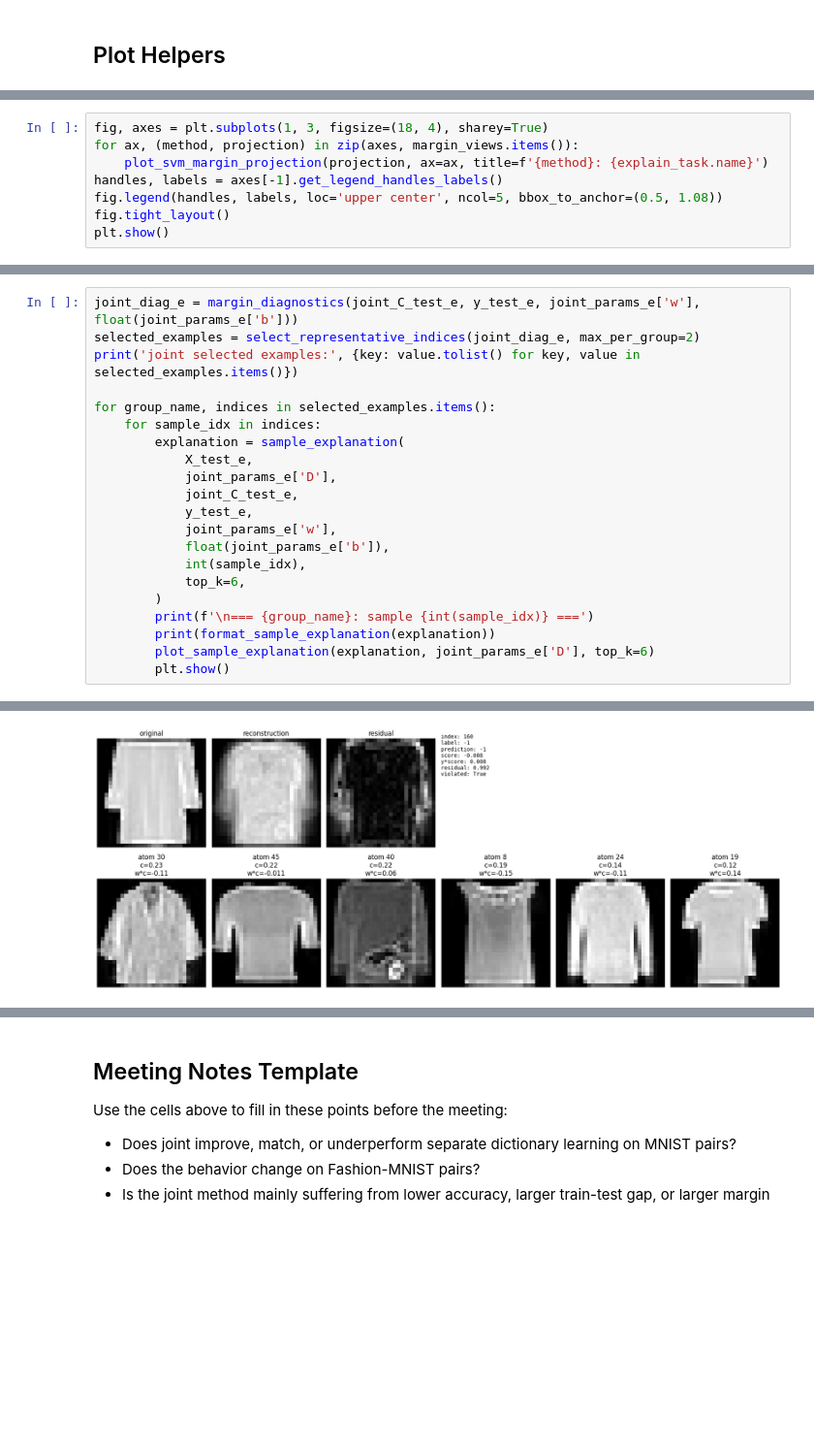
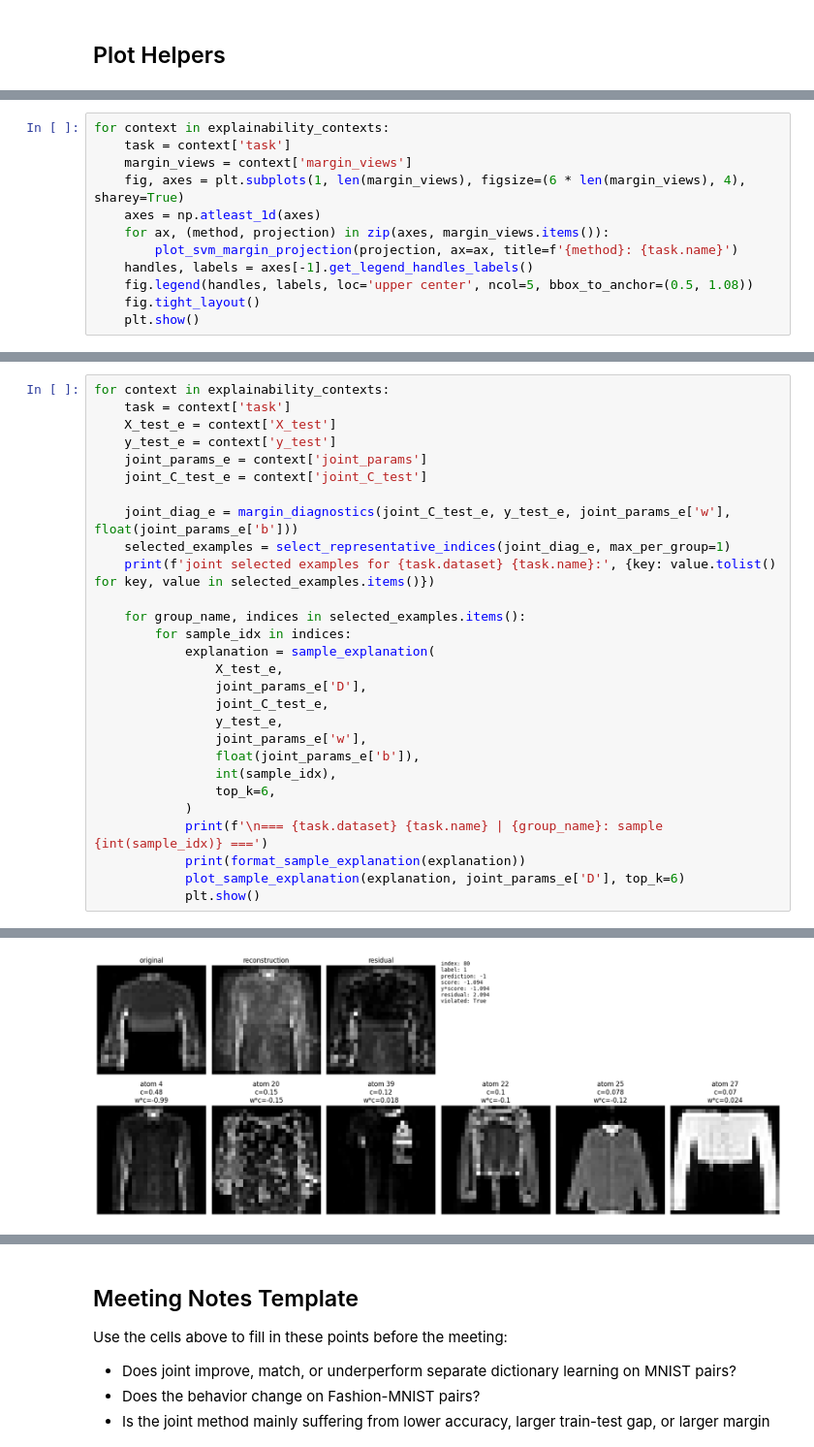
Before and after one commit to ccchloe510/FYP, a Jupyter notebook: notebooks/07_multi_pair_results.ipynb, the cells around one changed output, grey strips where cells are left out. Shown at 97% size. Drawn from its saved outputs; the diff is of its cells as text; blank space fills up the shorter version.

```diff
--- a/notebooks/07_multi_pair_results.ipynb
+++ b/notebooks/07_multi_pair_results.ipynb
@@ -382,9 +514,13 @@ Joint Dict + SVM: accuracy=0.8325, score_gap=1.2291, violation_rate=0.7425
 # %%
-fig, axes = plt.subplots(1, 3, figsize=(18, 4), sharey=True)
-for ax, (method, projection) in zip(axes, margin_views.items()):
-    plot_svm_margin_projection(projection, ax=ax, title=f'{method}: {explain_task.name}')
-handles, labels = axes[-1].get_legend_handles_labels()
-fig.legend(handles, labels, loc='upper center', ncol=5, bbox_to_anchor=(0.5, 1.08))
-fig.tight_layout()
-plt.show()
+for context in explainability_contexts:
+    task = context['task']
+    margin_views = context['margin_views']
+    fig, axes = plt.subplots(1, len(margin_views), figsize=(6 * len(margin_views), 4), sharey=True)
+    axes = np.atleast_1d(axes)
+    for ax, (method, projection) in zip(axes, margin_views.items()):
+        plot_svm_margin_projection(projection, ax=ax, title=f'{method}: {task.name}')
+    handles, labels = axes[-1].get_legend_handles_labels()
+    fig.legend(handles, labels, loc='upper center', ncol=5, bbox_to_anchor=(0.5, 1.08))
+    fig.tight_layout()
+    plt.show()
 # %% [output]
@@ -392,22 +529,29 @@ plt.show()
 # %%
-joint_diag_e = margin_diagnostics(joint_C_test_e, y_test_e, joint_params_e['w'], float(joint_params_e['b']))
-selected_examples = select_representative_indices(joint_diag_e, max_per_group=2)
-print('joint selected examples:', {key: value.tolist() for key, value in selected_examples.items()})
+for context in explainability_contexts:
+    task = context['task']
+    X_test_e = context['X_test']
+    y_test_e = context['y_test']
+    joint_params_e = context['joint_params']
+    joint_C_test_e = context['joint_C_test']
 
-for group_name, indices in selected_examples.items():
-    for sample_idx in indices:
-        explanation = sample_explanation(
-            X_test_e,
-            joint_params_e['D'],
-            joint_C_test_e,
-            y_test_e,
-            joint_params_e['w'],
-            float(joint_params_e['b']),
-            int(sample_idx),
-            top_k=6,
-        )
-        print(f'\n=== {group_name}: sample {int(sample_idx)} ===')
-        print(format_sample_explanation(explanation))
-        plot_sample_explanation(explanation, joint_params_e['D'], top_k=6)
-        plt.show()
+    joint_diag_e = margin_diagnostics(joint_C_test_e, y_test_e, joint_params_e['w'], float(joint_params_e['b']))
+    selected_examples = select_representative_indices(joint_diag_e, max_per_group=1)
+    print(f'joint selected examples for {task.dataset} {task.name}:', {key: value.tolist() for key, value in selected_examples.items()})
+
+    for group_name, indices in selected_examples.items():
+        for sample_idx in indices:
+            explanation = sample_explanation(
+                X_test_e,
+                joint_params_e['D'],
+                joint_C_test_e,
+                y_test_e,
+                joint_params_e['w'],
+                float(joint_params_e['b']),
+                int(sample_idx),
+                top_k=6,
+            )
+            print(f'\n=== {task.dataset} {task.name} | {group_name}: sample {int(sample_idx)} ===')
+            print(format_sample_explanation(explanation))
+            plot_sample_explanation(explanation, joint_params_e['D'], top_k=6)
+            plt.show()
 # %% [output]
@@ -471 +615 @@ atom | coeff | classifier_weight | score_contribution
-[figure, old version]
+[figure, new version]
```
Also changed, not shown: parts of 21 cells of this notebook, 10 other files.
